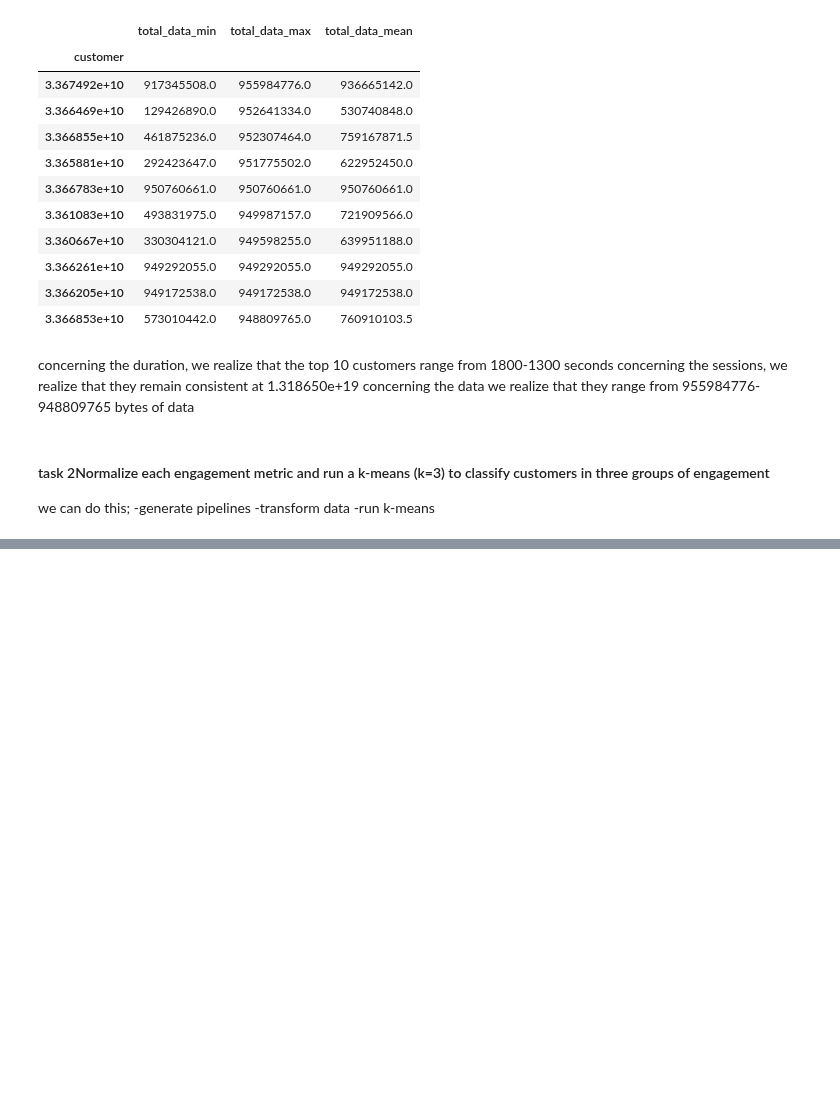
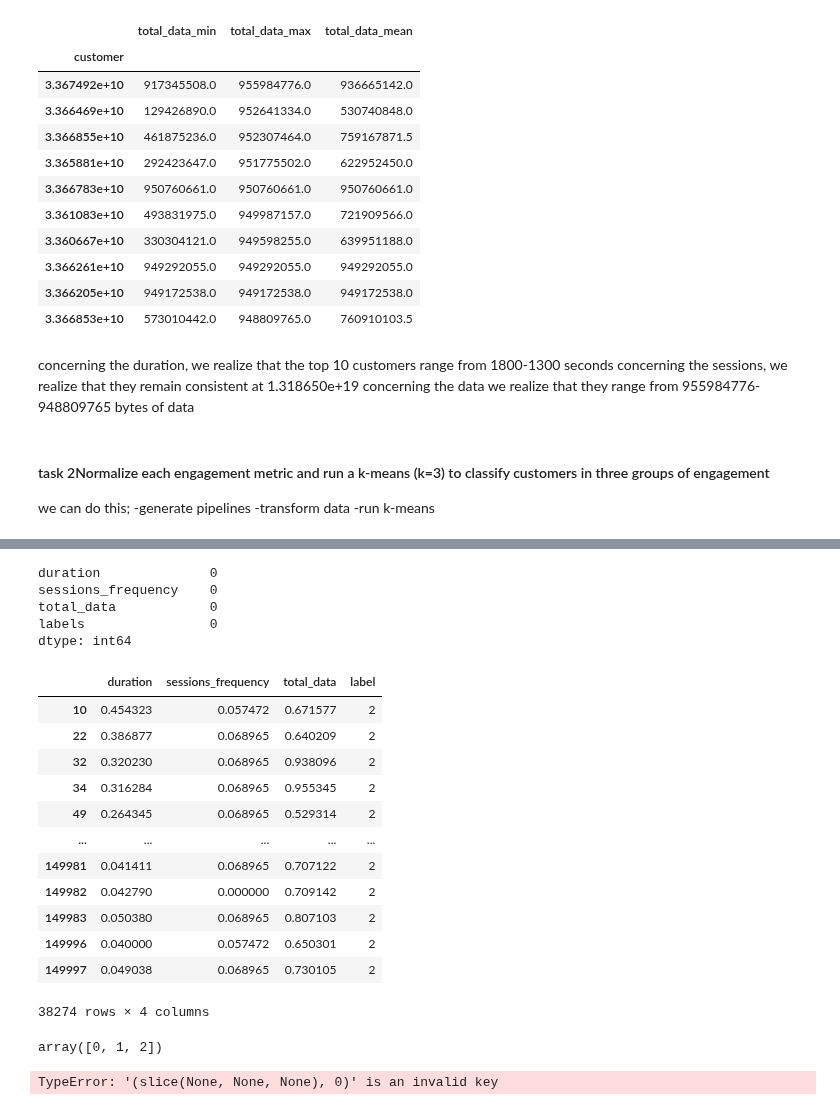
Before and after one commit to tutorialcreation/TelComChallenge, a Jupyter notebook: notebooks/Modelling.ipynb, the cells around one changed output, grey strips where cells are left out. Cells and saved outputs as stored; diff of their text form; code cells hidden in the pictures; blank space fills up the shorter version.

Commit message:
predicted first grouop of data in kmeans

```diff
--- a/notebooks/Modelling.ipynb
+++ b/notebooks/Modelling.ipynb
@@ -167,7 +162,7 @@ vals
 # %%
 application_pipeline = generate_pipeline(type_="numeric")
-df_to_transform = app_df[app_df.columns.to_list().remove("customer")]
-application_transformation = generate_transformation(application_pipeline,app_df,"numeric","number")
+df_to_transform = app_df[app_df.columns.to_list()[1:]]
+application_transformation = generate_transformation(application_pipeline,df_to_transform,"numeric","number")
 application_transformed_df = frame_transforms(application_transformation,df_to_transform.columns)
 application_transformed_df['customer'] = app_df['customer']
 application_transformed_df.head()
@@ -175,0 +178,7 @@ KeyError: None
+# %%
+kmeans = KMeans(init="random",n_clusters=3,n_init=10,max_iter=300,random_state=42)
+kmeans_df = application_transformed_df[['duration','sessions_frequency','total_data']]
+#predict the labels of clusters.
+y_pred = kmeans.fit_predict(kmeans_df)
+kmeans_df[label==0]
+# plt.scatter(kmeans_df[:, 0], kmeans_df[:, 1], c=y_pred)
@@ -175,0 +199,42 @@ KeyError: None
+# %%
+kmeans_df.isnull().sum()
+# %% [output]
+duration              0
+sessions_frequency    0
+total_data            0
+labels                0
+dtype: int64
+# %%
+kmeans_df[label == 0]
+# %% [output]
+|  | duration | sessions_frequency | total_data | label |
+| 10 | 0.454323 | 0.057472 | 0.671577 | 2 |
+| 22 | 0.386877 | 0.068965 | 0.640209 | 2 |
+| 32 | 0.320230 | 0.068965 | 0.938096 | 2 |
+| 34 | 0.316284 | 0.068965 | 0.955345 | 2 |
+| 49 | 0.264345 | 0.068965 | 0.529314 | 2 |
+| ... | ... | ... | ... | ... |
+| 149981 | 0.041411 | 0.068965 | 0.707122 | 2 |
+| 149982 | 0.042790 | 0.000000 | 0.709142 | 2 |
+| 149983 | 0.050380 | 0.068965 | 0.807103 | 2 |
+| 149996 | 0.040000 | 0.057472 | 0.650301 | 2 |
+| 149997 | 0.049038 | 0.068965 | 0.730105 | 2 |
+38274 rows × 4 columns
+# %%
+u_labels = np.unique(label)
+u_labels
+# %% [output]
+array([0, 1, 2])
+# %%
+# plotting all clusters
+#filter rows of original data
+filtered_label2 = kmeans_df[label == 1]
+
+filtered_label8 = kmeans_df[label == 2]
+
+#Plotting the results
+plt.scatter(filtered_label2[:,0] , filtered_label2[:,1] , color = 'red')
+plt.scatter(filtered_label8[:,0] , filtered_label8[:,1] , color = 'black')
+plt.show()
+# %% [output]
+TypeError: '(slice(None, None, None), 0)' is an invalid key
```
Also changed, not shown: parts of 4 cells of this notebook.
